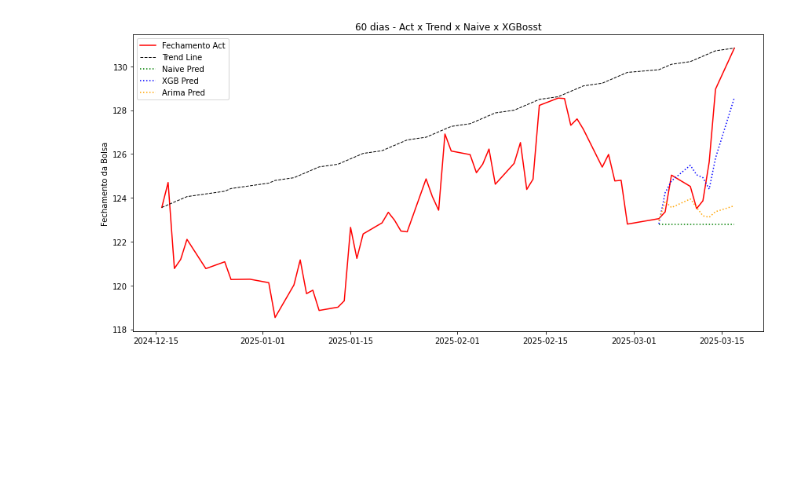
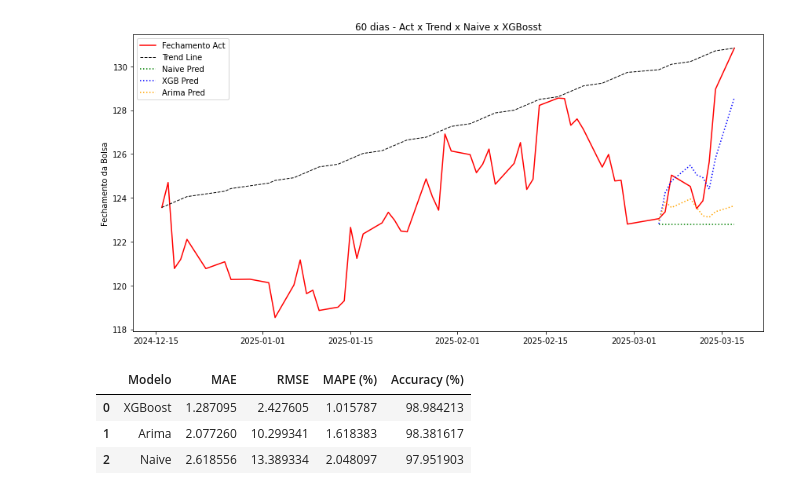
Before and after one commit to luishrufino/previsao_ibovespa, a Jupyter notebook: Machine Code.ipynb, the cells around one changed output. Cells and saved outputs as stored; diff of their text form; code cells hidden in the pictures; blank space fills up the shorter version.

```diff
--- a/Machine Code.ipynb
+++ b/Machine Code.ipynb
@@ -365,3 +364,36 @@ Try using .loc[row_indexer,col_indexer] = value instead
 See the caveats in the documentation: https://pandas.pydata.org/pandas-docs/stable/user_guide/indexing.html#returning-a-view-versus-a-copy
   historic_filter['Trend'] = (line_trend * range(len(historic_filter))) + historic_filter['Último'].iloc[0]
 [figure]
+# %%
+
+mae_naive = mean_absolute_error(df_test['Último'], naive_pred[train_end:])
+rmse_naive = mean_squared_error(df_test['Último'], naive_pred[train_end:])
+mape_naive = 100 * mean_absolute_percentage_error(df_test['Último'], naive_pred[train_end:])
+
+mae_xgb = mean_absolute_error(df_test['Último'], xgb_pred)
+rmse_xgb = mean_squared_error(df_test['Último'], xgb_pred)
+mape_xgb = 100 * mean_absolute_percentage_error(df_test['Último'], xgb_pred)
+
+mae_arima = mean_absolute_error(df_test['Último'], arima_pred)
+rmse_arima = mean_squared_error(df_test['Último'], arima_pred)
+mape_arima = 100 * mean_absolute_percentage_error(df_test['Último'], arima_pred)
+
+
+resultados = pd.DataFrame(
+    {
+        "Modelo": ["XGBoost", "Naive", "Arima"],
+        "MAE": [mae_xgb, mae_naive, mae_arima],
+        "RMSE": [rmse_xgb, rmse_naive, rmse_arima],
+        "MAPE (%)": [mape_xgb, mape_naive, mape_arima],
+        "Accuracy (%)": [
+            100 - mape for mape in [mape_xgb, mape_naive, mape_arima]
+        ],
+    }
+).sort_values("MAPE (%)").reset_index(drop=True)
+
+resultados
+# %% [output]
+|  | Modelo | MAE | RMSE | MAPE (%) | Accuracy (%) |
+| 0 | XGBoost | 1.287095 | 2.427605 | 1.015787 | 98.984213 |
+| 1 | Arima | 2.077260 | 10.299341 | 1.618383 | 98.381617 |
+| 2 | Naive | 2.618556 | 13.389334 | 2.048097 | 97.951903 |
```
Also changed, not shown: parts of 1 cell of this notebook.
